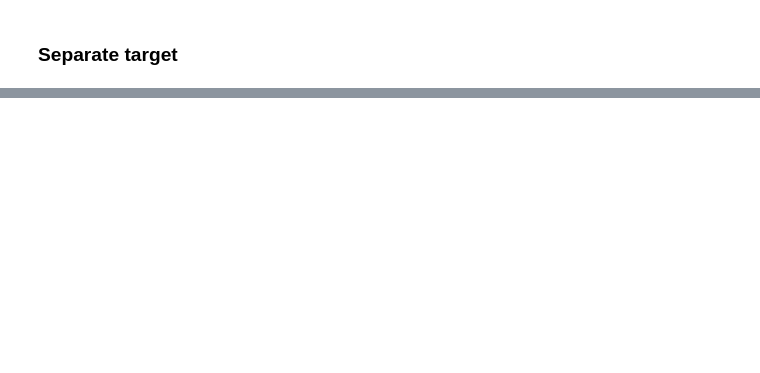
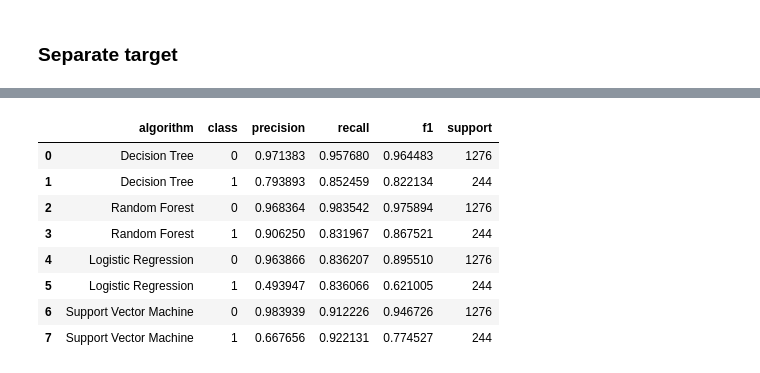
Before and after one commit to ppkgtmm/bank-churn-prediction, a Jupyter notebook: modeling.ipynb, the cells around one changed output, grey strips where cells are left out. Cells and saved outputs as stored; diff of their text form; code cells hidden in the pictures; blank space fills up the shorter version.

```diff
--- a/modeling.ipynb
+++ b/modeling.ipynb
@@ -66,11 +64,11 @@ NA count by column
 # %% [markdown]
 ### Separate target
 # %%
-X_train_std, y_train_std = train_std.drop(columns=target_col), train_std[target_col]
-X_test_std, y_test_std = test_std.drop(columns=target_col), test_std[target_col]
+X_train_std, y_train_std = train_std.drop(columns=target_col), train_std[target_name]
+X_test_std, y_test_std = test_std.drop(columns=target_col), test_std[target_name]
 
-X_train_mm, y_train_mm = train_mm.drop(columns=target_col), train_mm[target_col]
-X_test_mm, y_test_mm = test_mm.drop(columns=target_col), test_mm[target_col]
+X_train_mm, y_train_mm = train_mm.drop(columns=target_col), train_mm[target_name]
+X_test_mm, y_test_mm = test_mm.drop(columns=target_col), test_mm[target_name]
 # %%
-print('{} with standardized input\n'.format(dt_algo))
-dt_std = model_and_evaluate(X_train_std, y_train_std, X_test_std, y_test_std, dt_algo)
+std_models = do_modeling(X_train_std, y_train_std)
+mm_models = do_modeling(X_train_mm, y_train_mm)
@@ -105,3 +86,3 @@ weighted avg       0.94      0.94      0.94      1520
 # %%
-print('{} with standardized input\n'.format(rf_algo))
-dt_std = model_and_evaluate(X_train_std, y_train_std, X_test_std, y_test_std, rf_algo)
+std_eval_report = get_evaluation_report(std_models, X_test_std, y_test_std)
+mm_eval_report = get_evaluation_report(mm_models, X_test_mm, y_test_mm)
@@ -119,0 +89,12 @@ weighted avg       0.96      0.96      0.96      1520
+# %%
+std_eval_report
+# %% [output]
+|  | algorithm | class | precision | recall | f1 | support |
+| 0 | Decision Tree | 0 | 0.971383 | 0.957680 | 0.964483 | 1276 |
+| 1 | Decision Tree | 1 | 0.793893 | 0.852459 | 0.822134 | 244 |
+| 2 | Random Forest | 0 | 0.968364 | 0.983542 | 0.975894 | 1276 |
+| 3 | Random Forest | 1 | 0.906250 | 0.831967 | 0.867521 | 244 |
+| 4 | Logistic Regression | 0 | 0.963866 | 0.836207 | 0.895510 | 1276 |
+| 5 | Logistic Regression | 1 | 0.493947 | 0.836066 | 0.621005 | 244 |
+| 6 | Support Vector Machine | 0 | 0.983939 | 0.912226 | 0.946726 | 1276 |
+| 7 | Support Vector Machine | 1 | 0.667656 | 0.922131 | 0.774527 | 244 |
```
Also changed, not shown: parts of 9 cells of this notebook.
